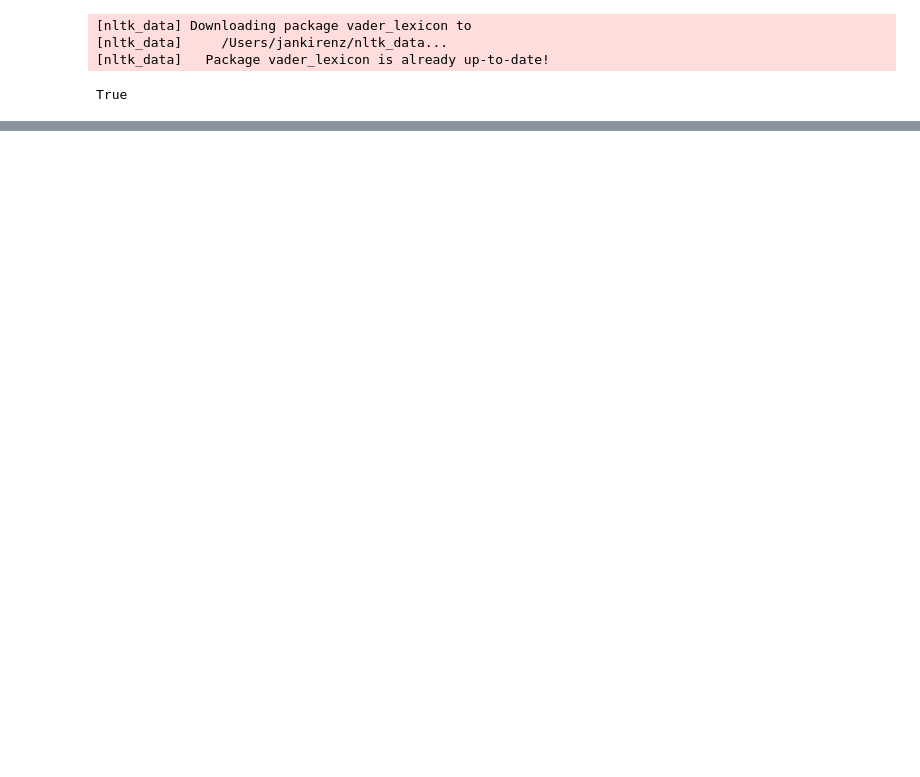
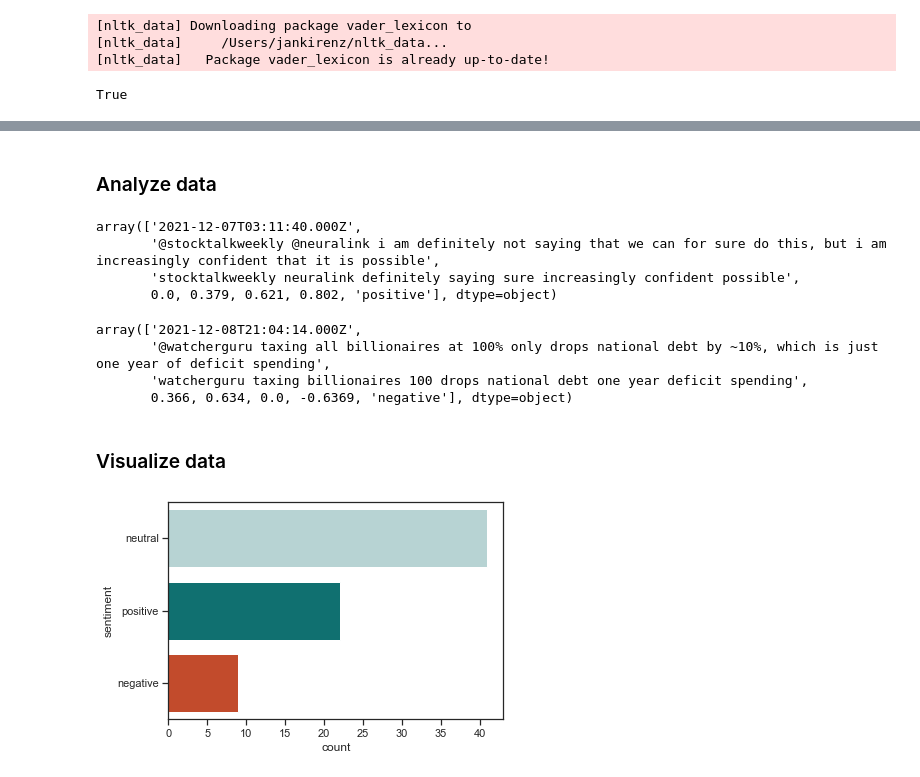
Before and after one commit to kirenz/twitter-tweepy, a Jupyter notebook: textmining-nltk.ipynb, the cells around one changed output, grey strips where cells are left out. Cells and saved outputs as stored; diff of their text form; code cells hidden in the pictures; blank space fills up the shorter version.

```diff
--- a/textmining-nltk.ipynb
+++ b/textmining-nltk.ipynb
@@ -270,0 +247,3 @@ pol = lambda x: analyzer.polarity_scores(all_words)
+# %%
+df['polarity'] = df['text_token'].apply(lambda x: analyzer.polarity_scores(x))
+df.head(3)
@@ -271,2 +257,6 @@ pol = lambda x: analyzer.polarity_scores(all_words)
 # %%
-df_new = pd.concat([df.drop(['Unnamed: 0', 'created_at', 'id', 'author_id', 'polarity'], axis=1), df['polarity'].apply(pd.Series)], axis=1)
+# Change data structure
+df = pd.concat(
+    [df.drop(['Unnamed: 0', 'id', 'author_id', 'polarity'], axis=1),
+     df['polarity'].apply(pd.Series)], axis=1)
+df.head(3)
@@ -303,0 +268,4 @@ KeyError: 'label'
+# %%
+# Create new variable with sentiment "neutral," "positive" and "negative"
+df['sentiment'] = df['compound'].apply(lambda x: 'positive' if x >0 else 'neutral' if x==0 else 'negative')
+df.head(4)
@@ -303,0 +278,29 @@ KeyError: 'label'
+# %% [markdown]
+### Analyze data
+# %%
+# Tweet with highest positive sentiment
+df.loc[df['compound'].idxmax()].values
+# %% [output]
+array(['2021-12-07T03:11:40.000Z',
+       '@stocktalkweekly @neuralink i am definitely not saying that we can for sure do this, but i am increasingly confident that it is possible',
+       'stocktalkweekly neuralink definitely saying sure increasingly confident possible',
+       0.0, 0.379, 0.621, 0.802, 'positive'], dtype=object)
+# %%
+# Tweet with highest negative sentiment
+# ...seems to be a case of wrong classification because of the word "deficit"
+df.loc[df['compound'].idxmin()].values
+# %% [output]
+array(['2021-12-08T21:04:14.000Z',
+       '@watcherguru taxing all billionaires at 100% only drops national debt by ~10%, which is just one year of deficit spending',
+       'watcherguru taxing billionaires 100 drops national debt one year deficit spending',
+       0.366, 0.634, 0.0, -0.6369, 'negative'], dtype=object)
+# %% [markdown]
+### Visualize data
+# %%
+# Number of tweets
+sns.countplot(y='sentiment',
+             data=df,
+             palette=['#b2d8d8',"#008080", '#db3d13']
+             );
+# %% [output]
+[figure, added]
```
Also changed, not shown: parts of 53 cells of this notebook.
